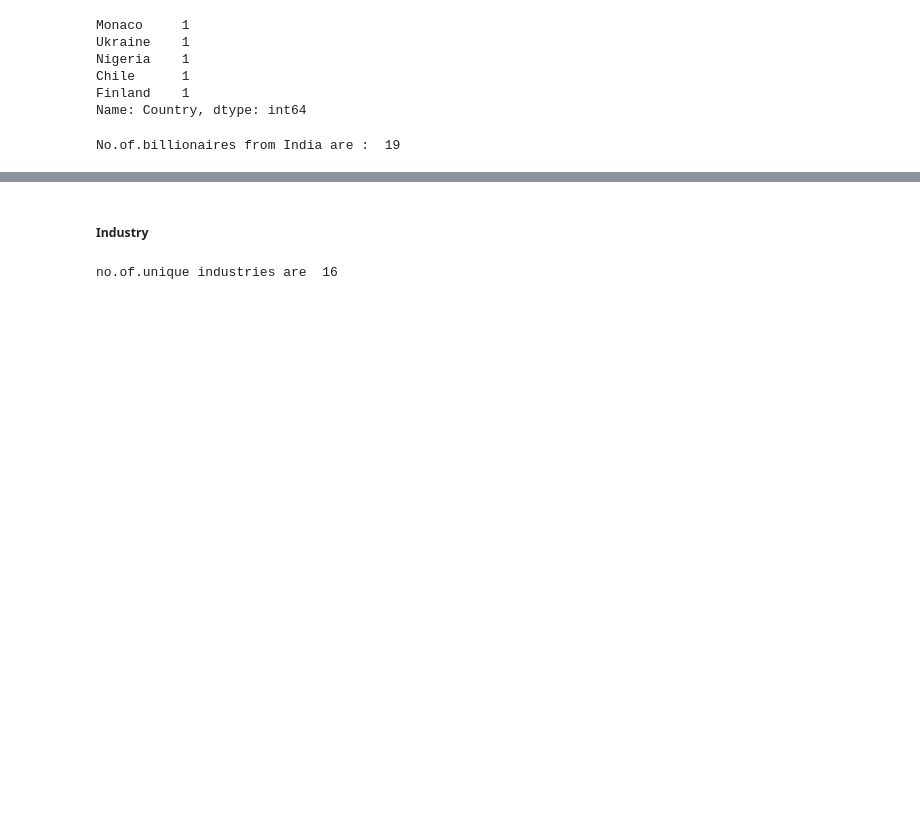
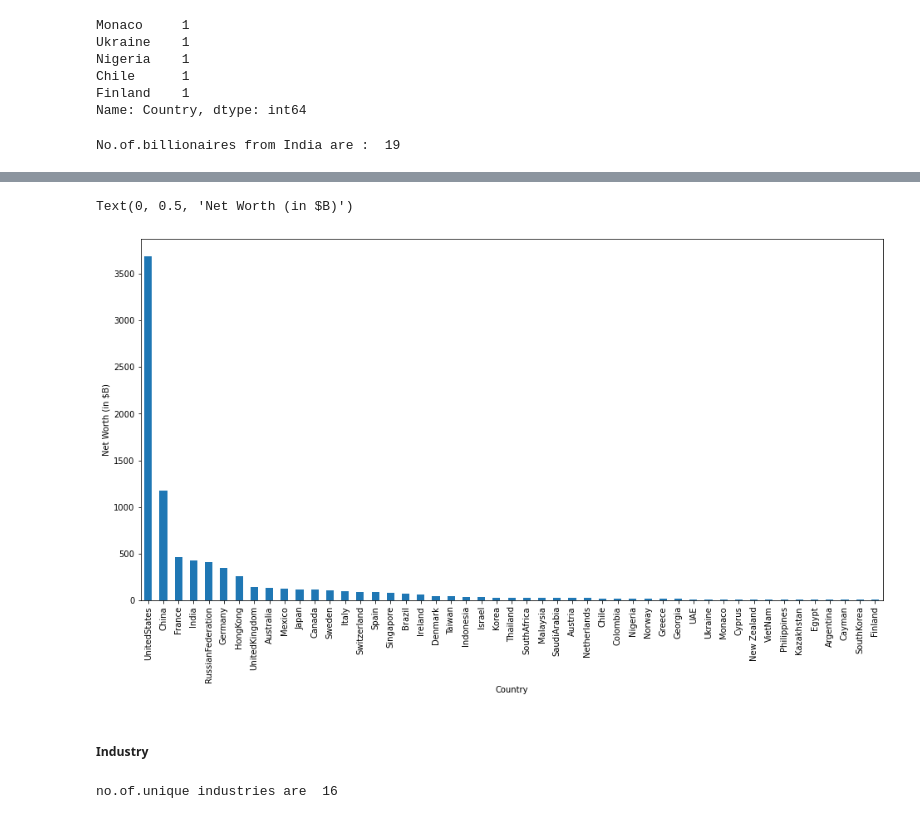
Before and after one commit to KsRenu/DA, a Jupyter notebook: Individual Data set.ipynb, the cells around one changed output, grey strips where cells are left out. Cells and saved outputs as stored; diff of their text form; code cells hidden in the pictures; blank space fills up the shorter version.

```diff
--- a/Individual Data set.ipynb
+++ b/Individual Data set.ipynb
@@ -341,3 +360,11 @@ Name: Country, dtype: int64
+# %%
+#referred
+fig, ax = plt.subplots(figsize=(16,8))
+df.groupby(['Country']).sum()['Total_Net_Worth'].sort_values(ascending=False).plot(kind='bar')
+ax.set_ylabel('Net Worth (in $B)')
+# %% [output]
+Text(0, 0.5, 'Net Worth (in $B)')
+[figure, added]
 # %% [markdown]
 ##### Industry
 # %%
```
Also changed, not shown: parts of 16 cells of this notebook.
